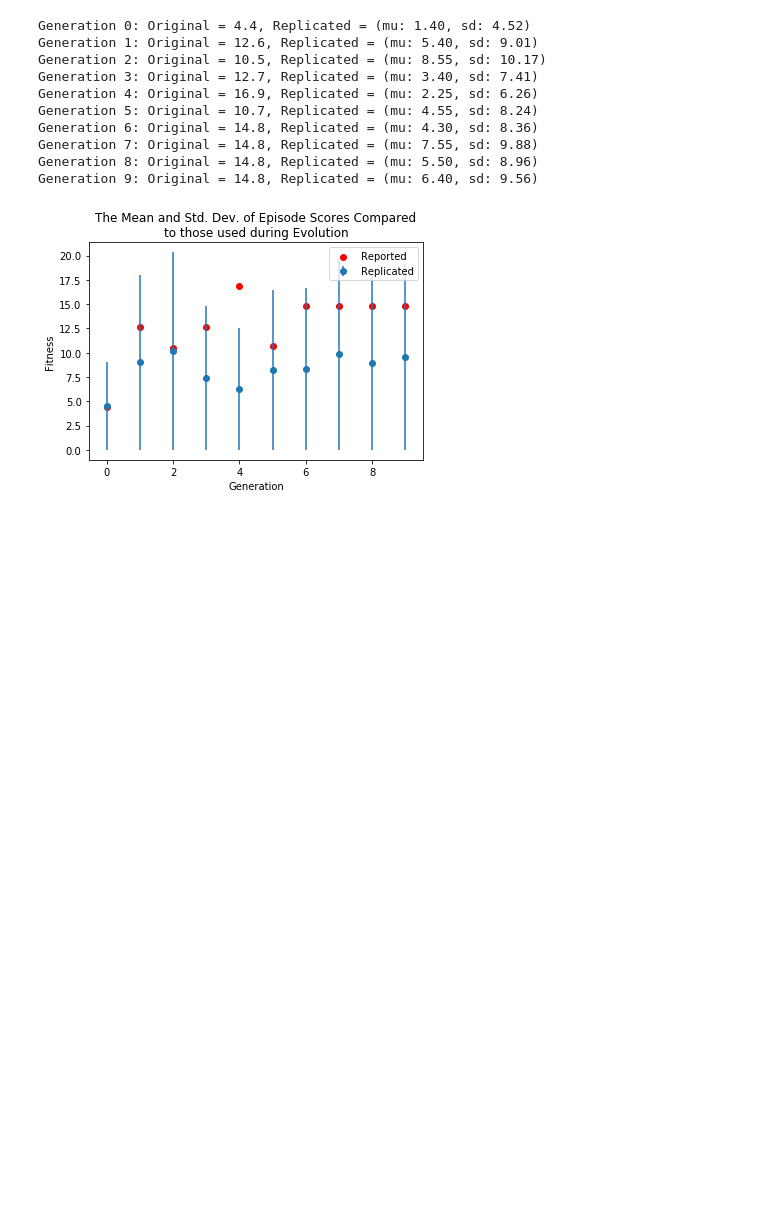
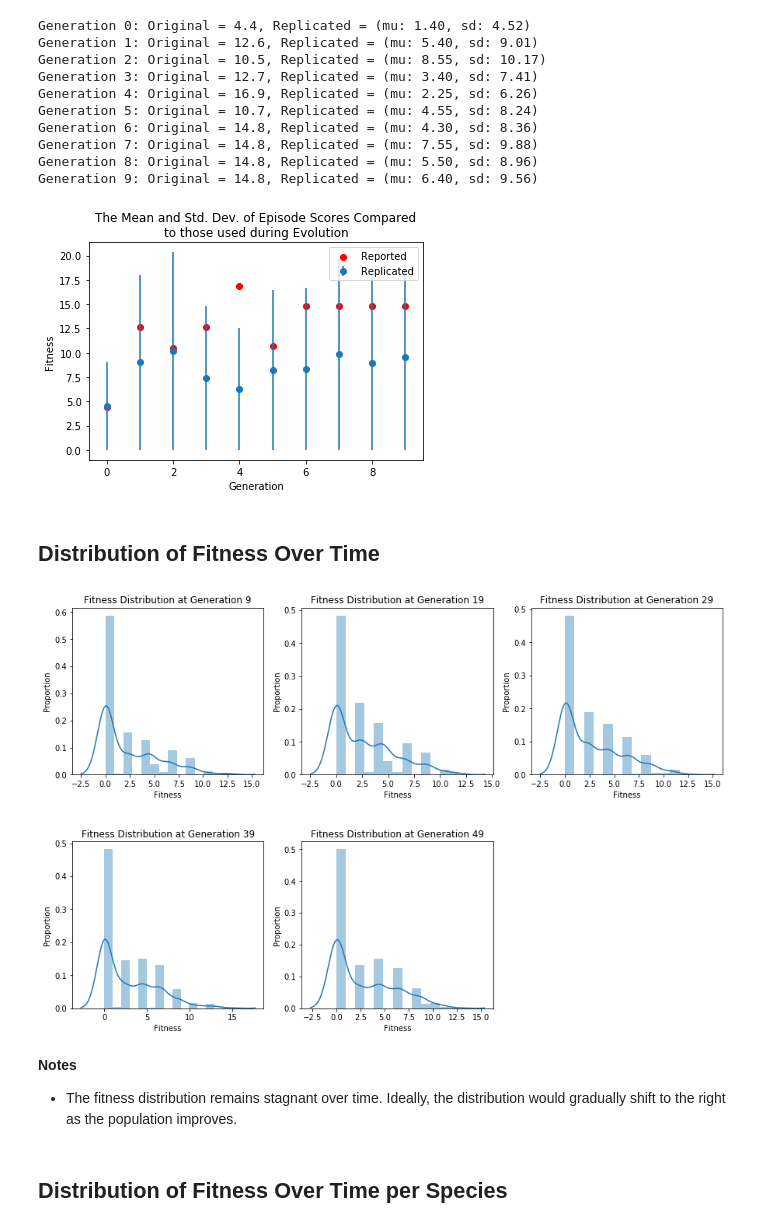
Before and after one commit to adamtupper/pyneat, a Jupyter notebook: notebooks/pong_analysis.ipynb, the cells around one changed output. Saved outputs shown, nothing was run; the diff lists cells and outputs as text; code cells hidden in the pictures; blank space fills up the shorter version.

Commit message:
Plot population fitness distribution over time.

```diff
--- a/notebooks/pong_analysis.ipynb
+++ b/notebooks/pong_analysis.ipynb
@@ -334,3 +335,47 @@ plt.title('The Mean and Std. Dev. of Episode Scores Compared\nto those used duri
 plt.show()
 # %% [output]
 [figure]
+# %% [markdown]
+## Distribution of Fitness Over Time
+# %%
+# Load population checkpoints
+populations = []
+for filename in os.listdir(BASE_DIR + 'run_1/checkpoints/'):
+    population = neat.Checkpointer.restore_checkpoint(BASE_DIR + 'run_1/checkpoints/' + filename)
+    populations.append(population)
+
+populations.sort(key=lambda x: x.generation)
+# %%
+# Plot fitness distribution over time
+n_subplots = 5
+cols = 3
+rows = n_subplots // cols + n_subplots % cols
+plt_position = range(1, n_subplots + 1)
+fig = plt.figure(1, figsize=(15, 15))
+
+for k in range(n_subplots):
+    # Get population
+    population = populations[k]
+
+    # Get fitness for all genomes in the population
+    fitnesses = [g.fitness for g in population.population.values() if g.fitness is not None]
+
+    # Plot
+    ax = fig.add_subplot(rows, cols, plt_position[k])
+
+    sns.distplot(fitnesses)
+
+    plt.title(f'Fitness Distribution at Generation {population.generation}')
+    plt.xlabel('Fitness')
+    plt.ylabel('Proportion')
+
+plt.subplots_adjust(hspace=0.4)
+plt.show()
+# %% [output]
+[figure, added]
+# %% [markdown]
+**Notes**
+
+* The fitness distribution remains stagnant over time. Ideally, the distribution would gradually shift to the right as the population improves.
+# %% [markdown]
+## Distribution of Fitness Over Time per Species
```
Also changed, not shown: parts of 1 cell of this notebook.
